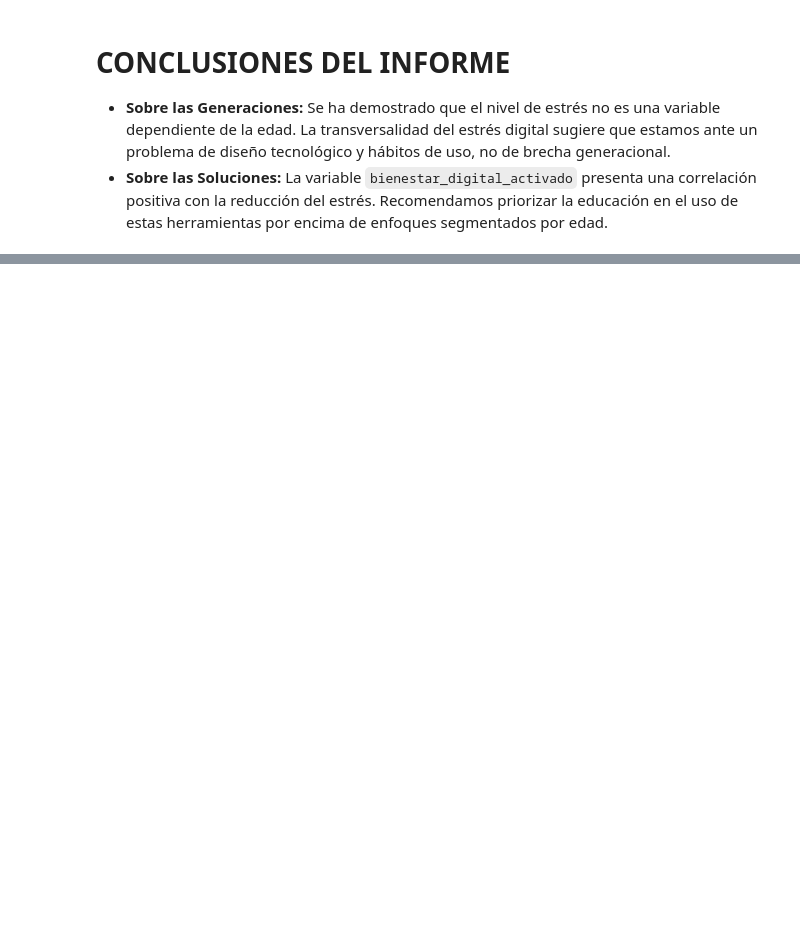
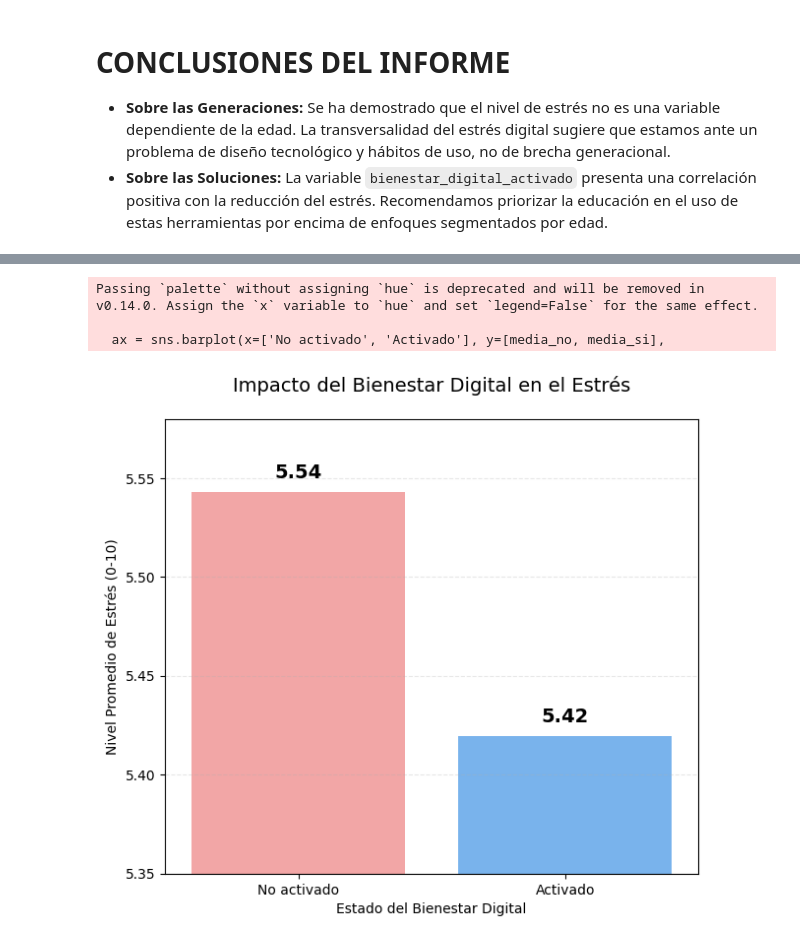
Before and after one commit to garrulero/EDA_Redes_sociales, a Jupyter notebook: memoria.ipynb, the cells around one changed output, grey strips where cells are left out. Drawn from its saved outputs; the diff is of its cells as text; code cells hidden in the pictures; blank space fills up the shorter version.

```diff
--- a/memoria.ipynb
+++ b/memoria.ipynb
@@ -137,0 +222,34 @@ Passing `palette` without assigning `hue` is deprecated and will be removed in v
+# %%
+import seaborn as sns
+import matplotlib.pyplot as plt
+
+# 1. Calculamos las medias
+medias = smp_limpio.groupby('bienestar_digital_activado')['nivel_estres'].mean()
+media_no = medias[False]
+media_si = medias[True]
+
+# 2. Creamos el gráfico
+plt.figure(figsize=(7, 6))
+
+# Usamos barplot
+ax = sns.barplot(x=['No activado', 'Activado'], y=[media_no, media_si],
+                 palette=['#ff9999', '#66b3ff'], errorbar=None)
+
+# 3. Añadimos el valor exacto sobre cada barra
+for i, v in enumerate([media_no, media_si]):
+    ax.text(i, v + 0.005, f'{v:.2f}', ha='center', va='bottom', fontsize=14, fontweight='bold')
+
+# 4. Ajustamos el eje Y para hacer "zoom" y ver la diferencia
+plt.ylim(5.35, 5.58)
+
+# 5. Títulos y etiquetas
+plt.title('Impacto del Bienestar Digital en el Estrés', fontsize=14, pad=20)
+plt.ylabel('Nivel Promedio de Estrés (0-10)')
+plt.xlabel('Estado del Bienestar Digital')
+plt.grid(axis='y', linestyle='--', alpha=0.3)
+plt.show()
+# %% [output]
+Passing `palette` without assigning `hue` is deprecated and will be removed in v0.14.0. Assign the `x` variable to `hue` and set `legend=False` for the same effect.
+
+  ax = sns.barplot(x=['No activado', 'Activado'], y=[media_no, media_si],
+[figure, added]
```
Also changed, not shown: parts of 17 cells of this notebook, 9 other files.
